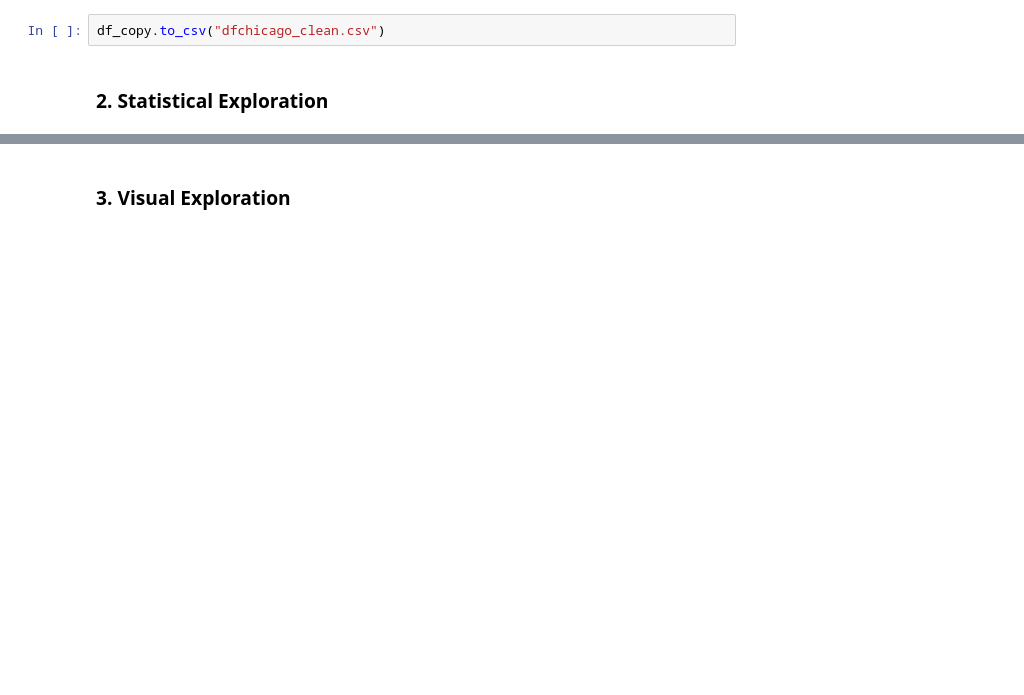
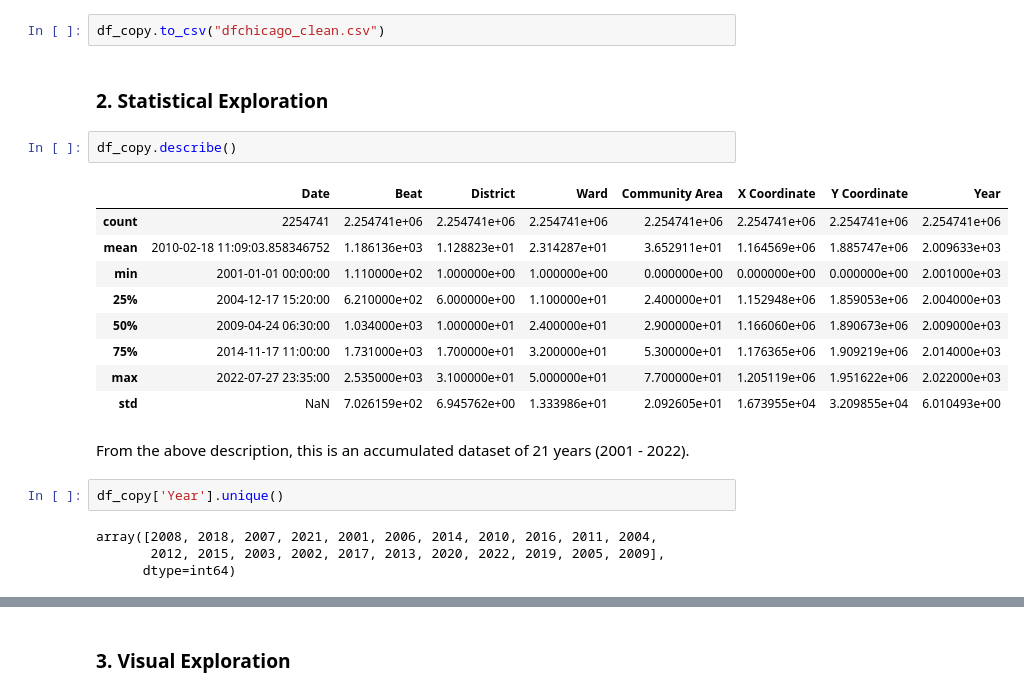
Before and after one commit to OGerison/circle-13-project, a Jupyter notebook: circle13chicagoeda.ipynb, the cells around one changed output, grey strips where cells are left out. Saved outputs shown, nothing was run; the diff lists cells and outputs as text; blank space fills up the shorter version.

```diff
--- a/circle13chicagoeda.ipynb
+++ b/circle13chicagoeda.ipynb
@@ -155,3 +176,23 @@ df_copy.head()
 df_copy.to_csv("dfchicago_clean.csv")
 # %% [markdown]
 ### 2. Statistical Exploration
+# %%
+df_copy.describe()
+# %% [output]
+|  | Date | Beat | District | Ward | Community Area | X Coordinate | Y Coordinate | Year |
+| count | 2254741 | 2.254741e+06 | 2.254741e+06 | 2.254741e+06 | 2.254741e+06 | 2.254741e+06 | 2.254741e+06 | 2.254741e+06 |
+| mean | 2010-02-18 11:09:03.858346752 | 1.186136e+03 | 1.128823e+01 | 2.314287e+01 | 3.652911e+01 | 1.164569e+06 | 1.885747e+06 | 2.009633e+03 |
+| min | 2001-01-01 00:00:00 | 1.110000e+02 | 1.000000e+00 | 1.000000e+00 | 0.000000e+00 | 0.000000e+00 | 0.000000e+00 | 2.001000e+03 |
+| 25% | 2004-12-17 15:20:00 | 6.210000e+02 | 6.000000e+00 | 1.100000e+01 | 2.400000e+01 | 1.152948e+06 | 1.859053e+06 | 2.004000e+03 |
+| 50% | 2009-04-24 06:30:00 | 1.034000e+03 | 1.000000e+01 | 2.400000e+01 | 2.900000e+01 | 1.166060e+06 | 1.890673e+06 | 2.009000e+03 |
+| 75% | 2014-11-17 11:00:00 | 1.731000e+03 | 1.700000e+01 | 3.200000e+01 | 5.300000e+01 | 1.176365e+06 | 1.909219e+06 | 2.014000e+03 |
+| max | 2022-07-27 23:35:00 | 2.535000e+03 | 3.100000e+01 | 5.000000e+01 | 7.700000e+01 | 1.205119e+06 | 1.951622e+06 | 2.022000e+03 |
+| std | NaN | 7.026159e+02 | 6.945762e+00 | 1.333986e+01 | 2.092605e+01 | 1.673955e+04 | 3.209855e+04 | 6.010493e+00 |
+# %% [markdown]
+From the above description, this is an accumulated dataset of 21 years (2001 - 2022).
+# %%
+df_copy['Year'].unique()
+# %% [output]
+array([2008, 2018, 2007, 2021, 2001, 2006, 2014, 2010, 2016, 2011, 2004,
+       2012, 2015, 2003, 2002, 2017, 2013, 2020, 2022, 2019, 2005, 2009],
+      dtype=int64)
```
Also changed, not shown: parts of 36 cells of this notebook.
